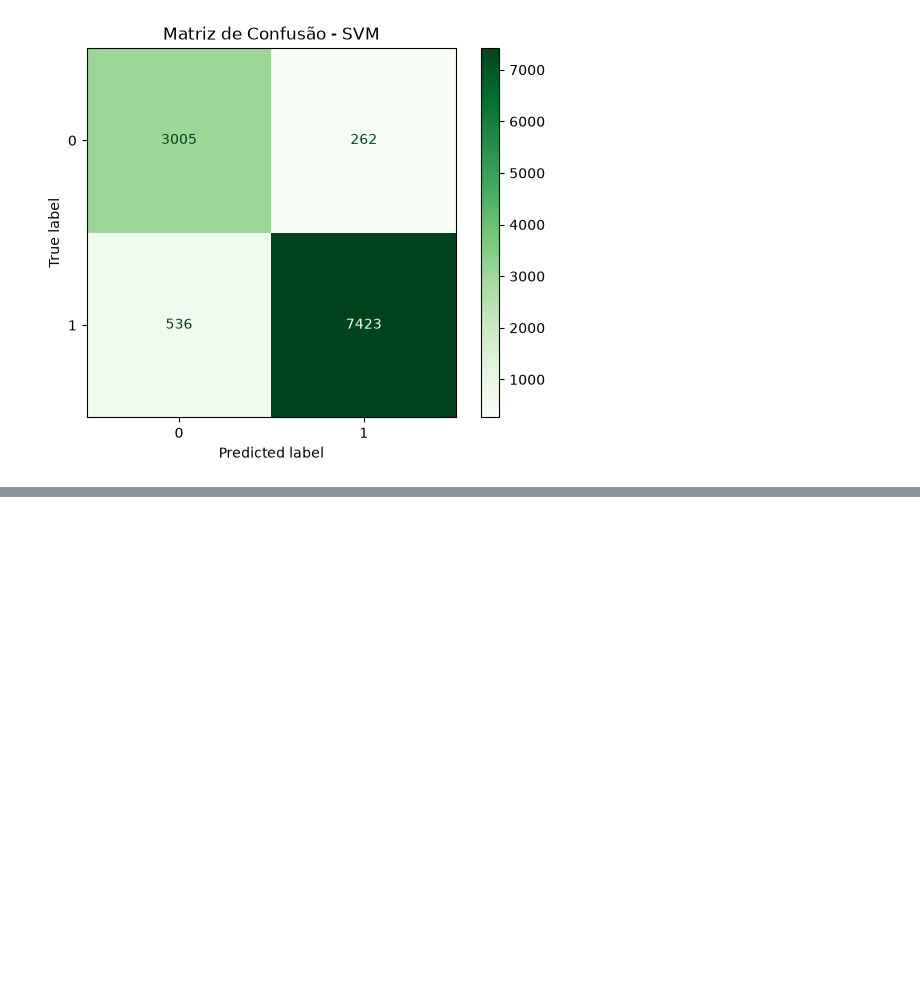
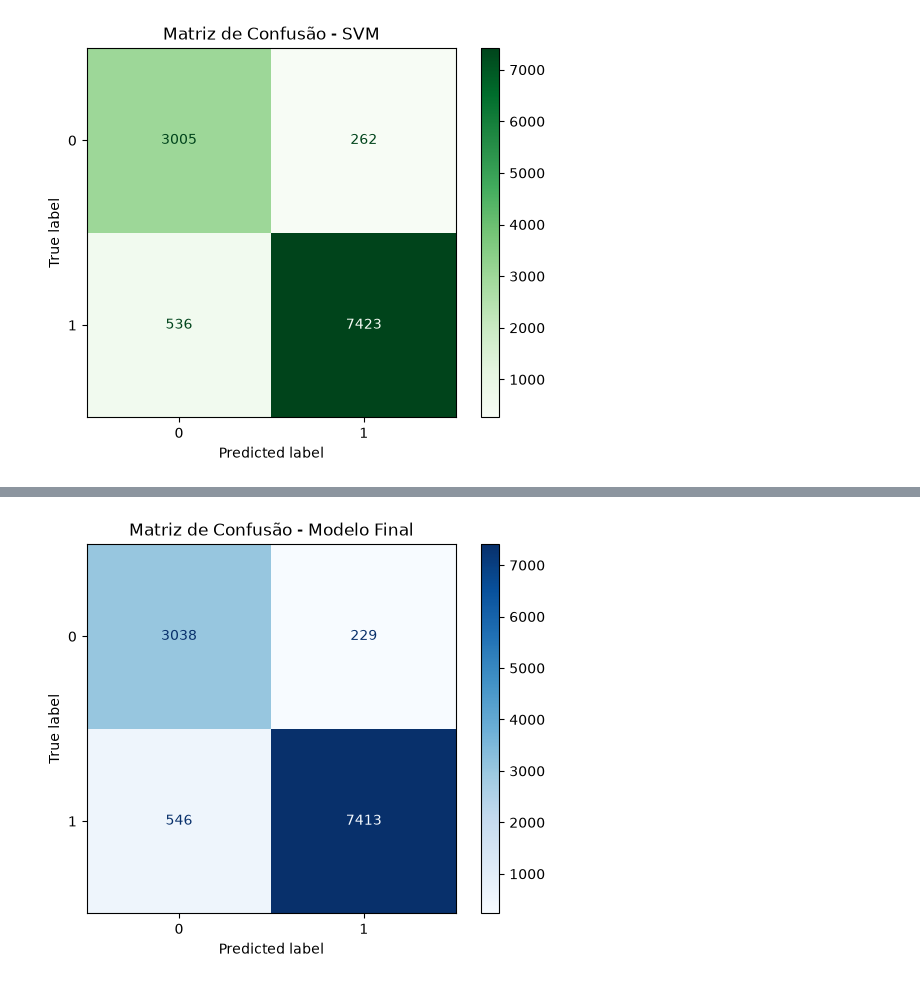
Before and after one commit to RenanTrevelim/olist-nlp-audit, a Jupyter notebook: notebooks/02_tfidf_models.ipynb, the cells around one changed output, grey strips where cells are left out. Saved outputs shown, nothing was run; the diff lists cells and outputs as text; code cells hidden in the pictures; blank space fills up the shorter version.

```diff
--- a/notebooks/02_nlp_audit.ipynb
+++ b/notebooks/02_tfidf_models.ipynb
@@ -434,0 +630,4 @@ plt.show()
+# %%
+modelo_final = grid_svm.best_estimator_
+
+previsao_final = modelo_final.predict(X_teste)
@@ -434,0 +647,6 @@ plt.show()
+# %%
+ConfusionMatrixDisplay.from_predictions(y_teste, previsao_final, cmap="Blues")
+plt.title("Matriz de Confusão - Modelo Final")
+plt.show()
+# %% [output]
+[figure, added]
```
Also changed, not shown: parts of 19 cells of this notebook.
